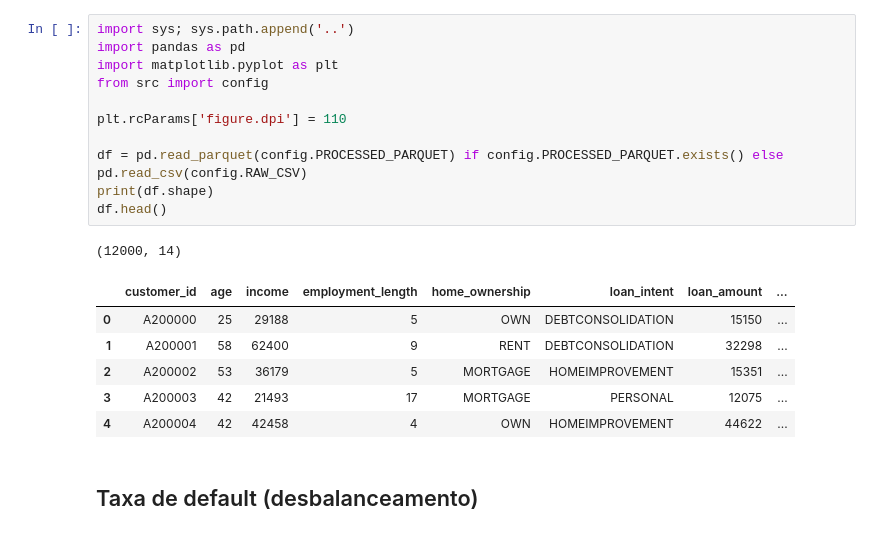
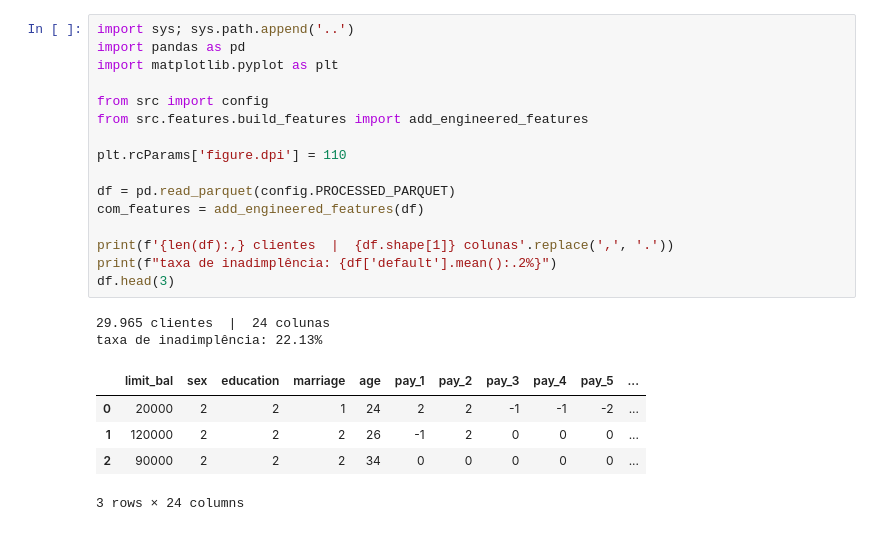
Before and after one commit to david-oliveira-dev/credit-risk-scoring, a Jupyter notebook: notebooks/01-eda.ipynb, the cells around one changed output. Drawn from its saved outputs; the diff is of its cells as text.

```diff
--- a/notebooks/01-eda.ipynb
+++ b/notebooks/01-eda.ipynb
@@ -7,21 +14,24 @@ Rode o ETL antes: `python -m src.data.etl`
 # %%
 import sys; sys.path.append('..')
 import pandas as pd
 import matplotlib.pyplot as plt
+
 from src import config
+from src.features.build_features import add_engineered_features
 
 plt.rcParams['figure.dpi'] = 110
 
-df = pd.read_parquet(config.PROCESSED_PARQUET) if config.PROCESSED_PARQUET.exists() else pd.read_csv(config.RAW_CSV)
-print(df.shape)
-df.head()
+df = pd.read_parquet(config.PROCESSED_PARQUET)
+com_features = add_engineered_features(df)
+
+print(f'{len(df):,} clientes  |  {df.shape[1]} colunas'.replace(',', '.'))
+print(f"taxa de inadimplência: {df['default'].mean():.2%}")
+df.head(3)
 # %% [output]
-(12000, 14)
+29.965 clientes  |  24 colunas
+taxa de inadimplência: 22.13%
-|  | customer_id | age | income | employment_length | home_ownership | loan_intent | loan_amount | ... |
-| 0 | A200000 | 25 | 29188 | 5 | OWN | DEBTCONSOLIDATION | 15150 | ... |
-| 1 | A200001 | 58 | 62400 | 9 | RENT | DEBTCONSOLIDATION | 32298 | ... |
-| 2 | A200002 | 53 | 36179 | 5 | MORTGAGE | HOMEIMPROVEMENT | 15351 | ... |
-| 3 | A200003 | 42 | 21493 | 17 | MORTGAGE | PERSONAL | 12075 | ... |
-| 4 | A200004 | 42 | 42458 | 4 | OWN | HOMEIMPROVEMENT | 44622 | ... |
+|  | limit_bal | sex | education | marriage | age | pay_1 | pay_2 | pay_3 | pay_4 | pay_5 | ... |
+| 0 | 20000 | 2 | 2 | 1 | 24 | 2 | 2 | -1 | -1 | -2 | ... |
+| 1 | 120000 | 2 | 2 | 2 | 26 | -1 | 2 | 0 | 0 | 0 | ... |
+| 2 | 90000 | 2 | 2 | 2 | 34 | 0 | 0 | 0 | 0 | 0 | ... |
+3 rows × 24 columns
-# %% [markdown]
-## Taxa de default (desbalanceamento)
```
Also changed, not shown: parts of 23 cells of this notebook, 3 other files.
